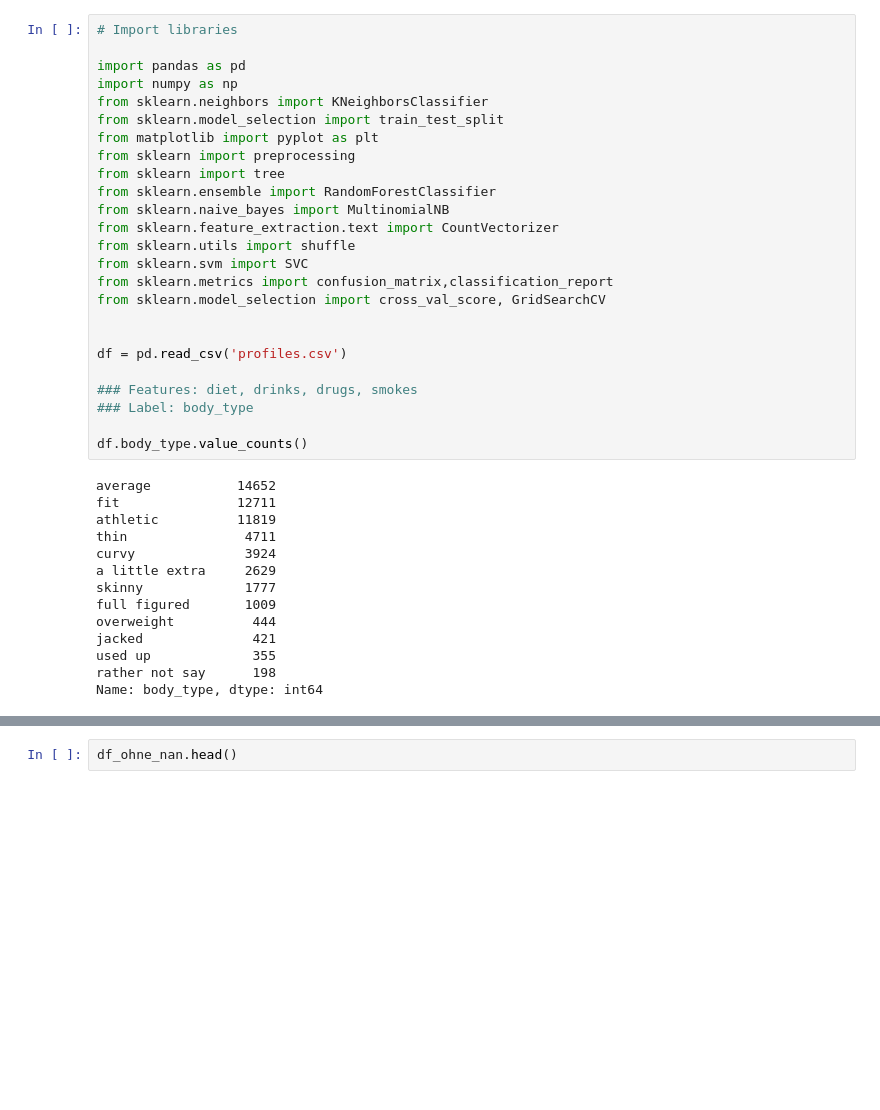
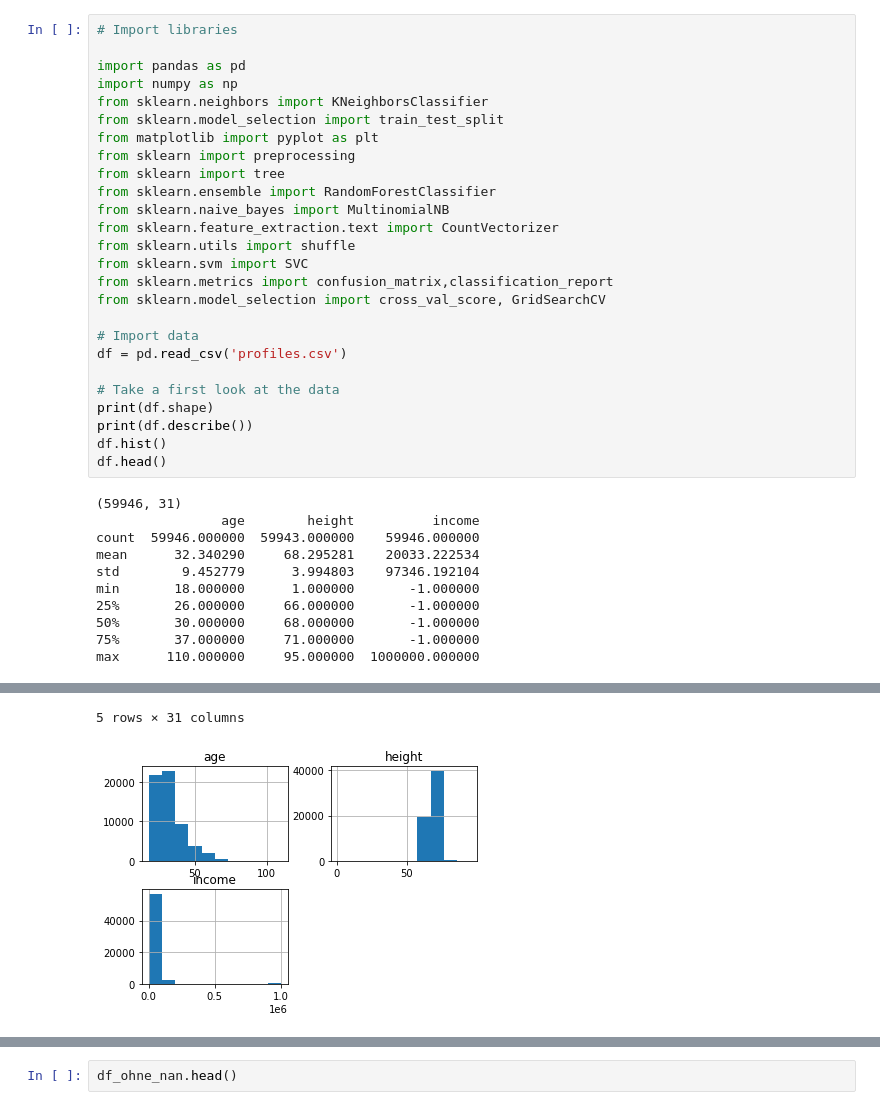
Before and after one commit to muellermax/OKCupid-machinelearning, a Jupyter notebook: OKCupid data - correlation between users body type and users diet.ipynb, the cells around one changed output, grey strips where cells are left out. Drawn from its saved outputs; the diff is of its cells as text; blank space fills up the shorter version.

```diff
--- a/Date-a-Scientist.ipynb
+++ b/OKCupid data - correlation between users body type and users diet.ipynb
@@ -16,24 +22,22 @@ from sklearn.svm import SVC
 from sklearn.metrics import confusion_matrix,classification_report
 from sklearn.model_selection import cross_val_score, GridSearchCV
 
-
+# Import data
 df = pd.read_csv('profiles.csv')
 
-### Features: diet, drinks, drugs, smokes
-### Label: body_type
-
-df.body_type.value_counts()
+# Take a first look at the data
+print(df.shape)
+print(df.describe())
+df.hist()
+df.head()
 # %% [output]
-average           14652
-fit               12711
-athletic          11819
-thin               4711
-curvy              3924
-a little extra     2629
-skinny             1777
-full figured       1009
-overweight          444
-jacked              421
-used up             355
-rather not say      198
-Name: body_type, dtype: int64
+(59946, 31)
+                age        height          income
+count  59946.000000  59943.000000    59946.000000
+mean      32.340290     68.295281    20033.222534
+std        9.452779      3.994803    97346.192104
+min       18.000000      1.000000       -1.000000
+25%       26.000000     66.000000       -1.000000
+50%       30.000000     68.000000       -1.000000
+75%       37.000000     71.000000       -1.000000
+max      110.000000     95.000000  1000000.000000
@@ -39,0 +50,2 @@ Name: body_type, dtype: int64
+5 rows × 31 columns
+[figure, added]
```
Also changed, not shown: parts of 15 cells of this notebook, 1 other file.
